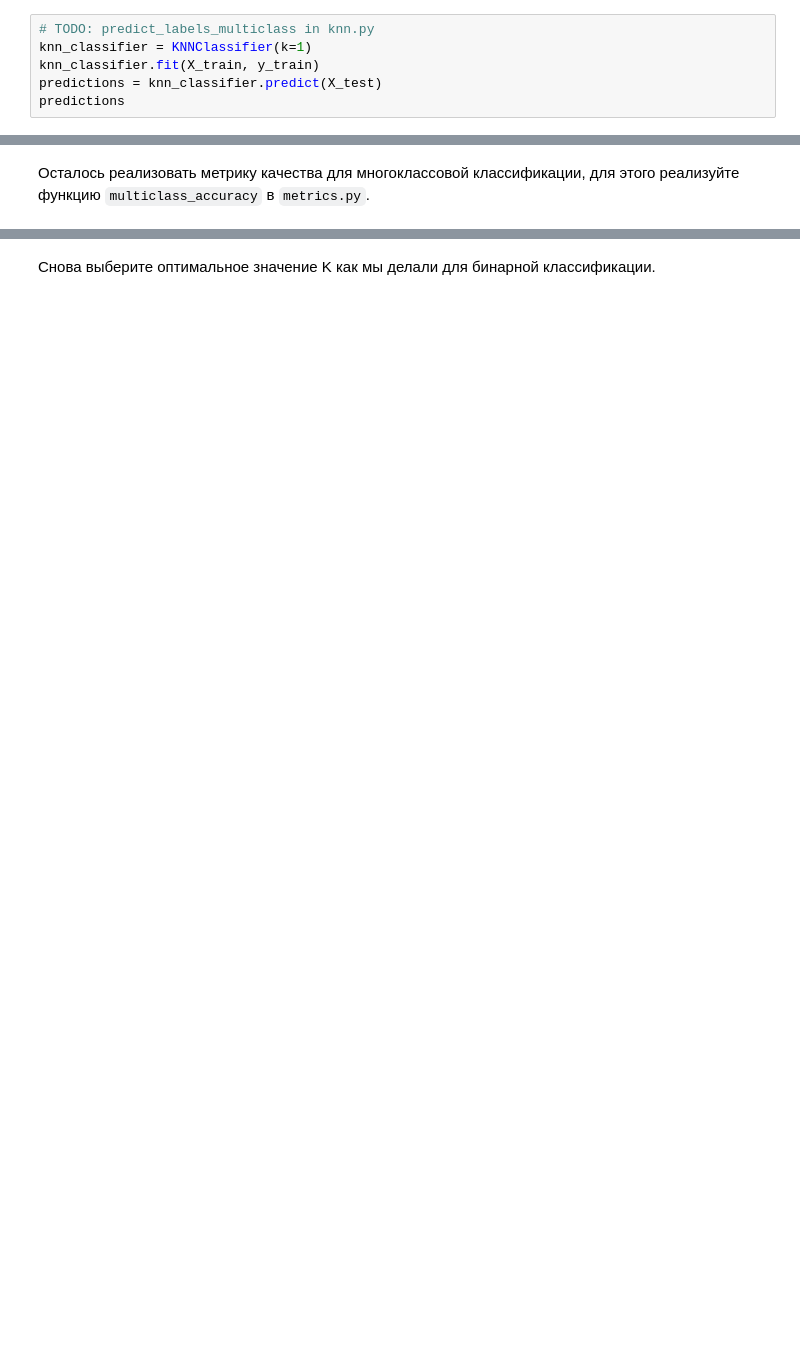
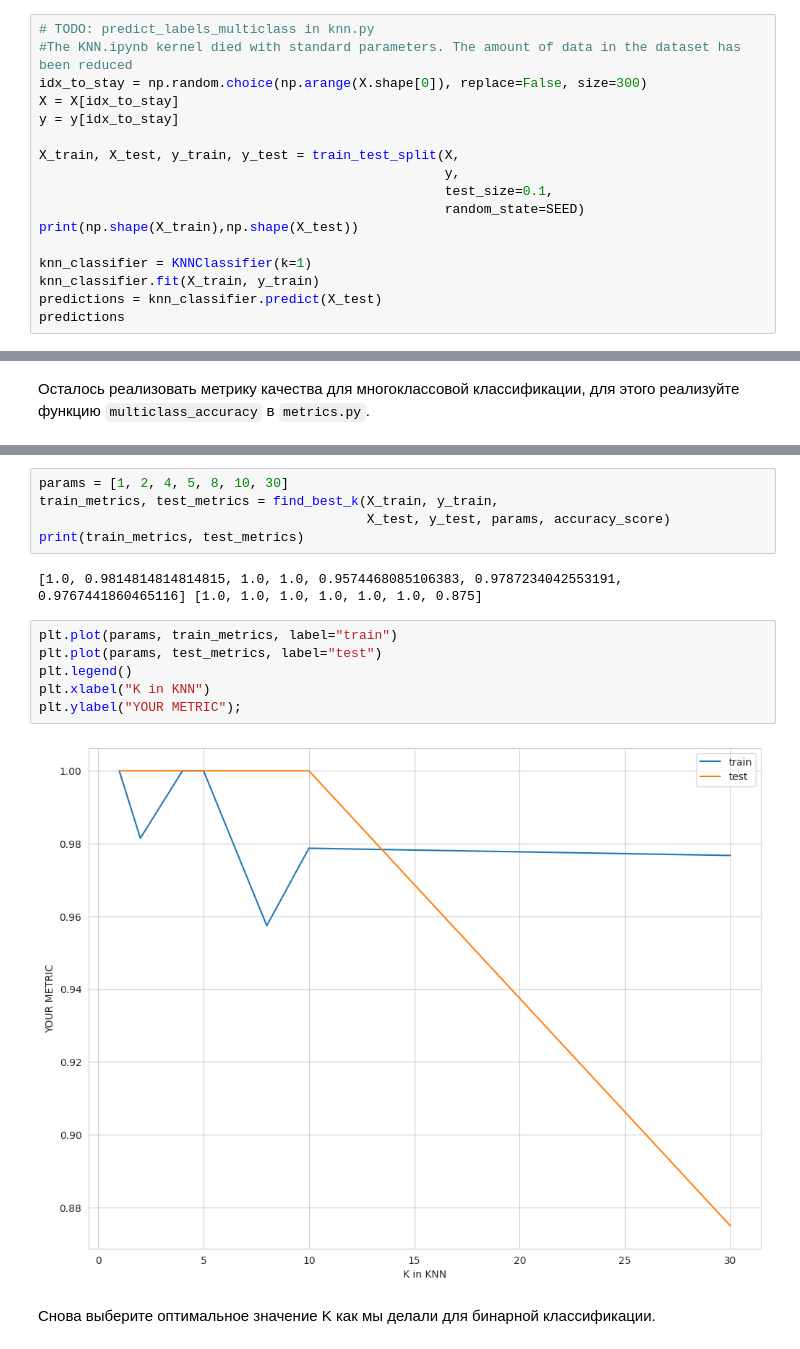
Before and after one commit to grishchenkoira/BI-ml-2024-homeworks, a Jupyter notebook: HW1/KNN.ipynb, the cells around one changed output, grey strips where cells are left out. Drawn from its saved outputs; the diff is of its cells as text; blank space fills up the shorter version.

Commit message:
Add all code in ipynb notebook

```diff
--- a/HW1/KNN.ipynb
+++ b/HW1/KNN.ipynb
@@ -258,6 +320,17 @@ plt.ylabel("YOUR METRIC");
 Теперь нужно научиться предсказывать все 10 классов. Для этого в начале напишем соответствующий метод у нашего классификатора.
 # %%
 # TODO: predict_labels_multiclass in knn.py
+#The KNN.ipynb kernel died with standard parameters. The amount of data in the dataset has been reduced
+idx_to_stay = np.random.choice(np.arange(X.shape[0]), replace=False, size=300)
+X = X[idx_to_stay]
+y = y[idx_to_stay]
+
+X_train, X_test, y_train, y_test = train_test_split(X,
+                                                    y,
+                                                    test_size=0.1,
+                                                    random_state=SEED)
+print(np.shape(X_train),np.shape(X_test))
+
 knn_classifier = KNNClassifier(k=1)
 knn_classifier.fit(X_train, y_train)
 predictions = knn_classifier.predict(X_test)
@@ -280,2 +349,17 @@ multiclass_accuracy(predictions, y_test)
+# %%
+params = [1, 2, 4, 5, 8, 10, 30]
+train_metrics, test_metrics = find_best_k(X_train, y_train,
+                                          X_test, y_test, params, accuracy_score)
+print(train_metrics, test_metrics)
+# %% [output]
+[1.0, 0.9814814814814815, 1.0, 1.0, 0.9574468085106383, 0.9787234042553191, 0.9767441860465116] [1.0, 1.0, 1.0, 1.0, 1.0, 1.0, 0.875]
+# %%
+plt.plot(params, train_metrics, label="train")
+plt.plot(params, test_metrics, label="test")
+plt.legend()
+plt.xlabel("K in KNN")
+plt.ylabel("YOUR METRIC");
+# %% [output]
+[figure, added]
 # %% [markdown]
 Снова выберите оптимальное значение K как мы делали для бинарной классификации.
```
Also changed, not shown: parts of 31 cells of this notebook.
